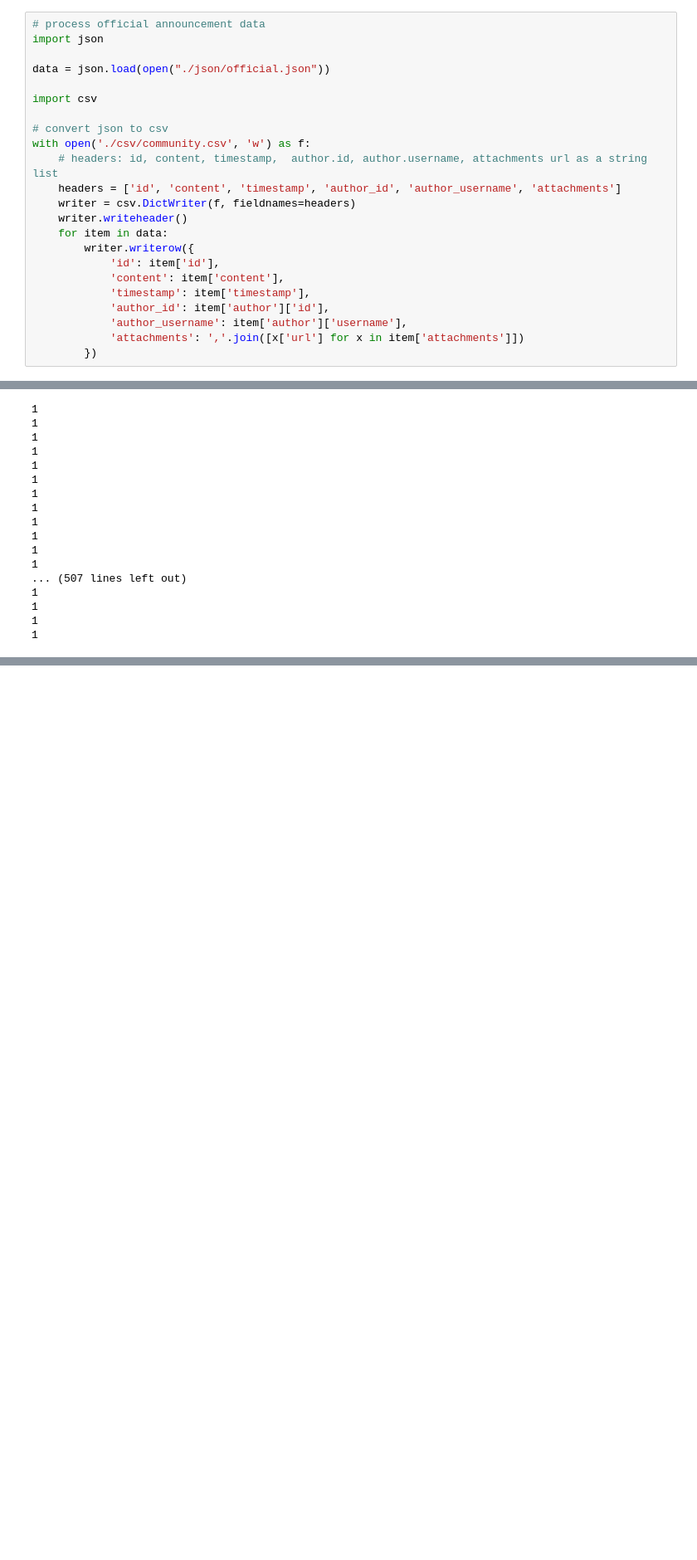
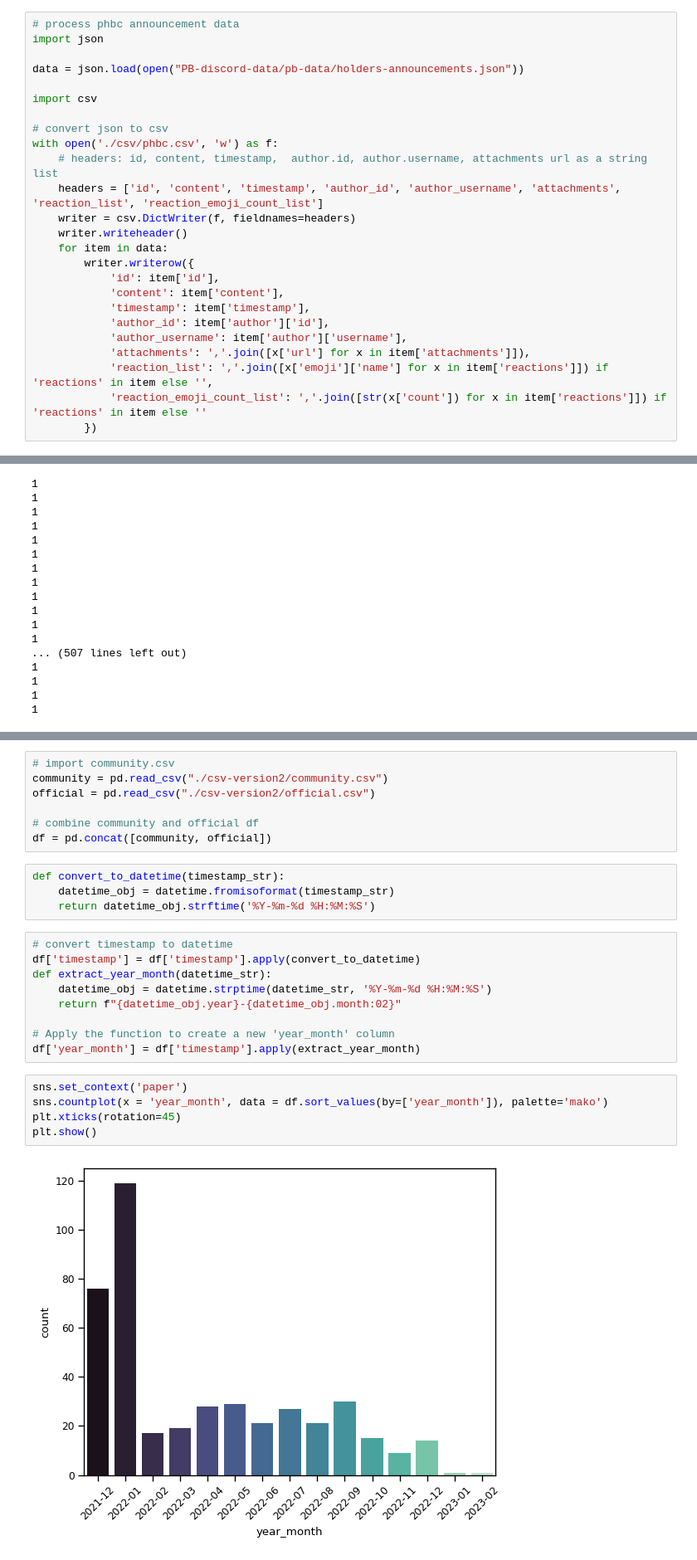
Before and after one commit to MaggieMeow/nft-celeb-case-study, a Jupyter notebook: main.ipynb, the cells around one changed output, grey strips where cells are left out. Shown at 83% size. Cells and saved outputs as stored; diff of their text form; blank space fills up the shorter version.

```diff
--- a/main.ipynb
+++ b/main.ipynb
@@ -48,16 +78,16 @@ with open('./csv/offcial.csv', 'w') as f:
         })
 # %%
-# process official announcement data
+# process phbc announcement data
 import json
 
-data = json.load(open("./json/official.json"))
+data = json.load(open("PB-discord-data/pb-data/holders-announcements.json"))
 
 import csv
 
 # convert json to csv
-with open('./csv/community.csv', 'w') as f:
+with open('./csv/phbc.csv', 'w') as f:
     # headers: id, content, timestamp,  author.id, author.username, attachments url as a string list
-    headers = ['id', 'content', 'timestamp', 'author_id', 'author_username', 'attachments']
+    headers = ['id', 'content', 'timestamp', 'author_id', 'author_username', 'attachments', 'reaction_list', 'reaction_emoji_count_list']
     writer = csv.DictWriter(f, fieldnames=headers)
     writer.writeheader()
     for item in data:
@@ -67,5 +97,7 @@ with open('./csv/community.csv', 'w') as f:
             'timestamp': item['timestamp'],
             'author_id': item['author']['id'],
             'author_username': item['author']['username'],
-            'attachments': ','.join([x['url'] for x in item['attachments']])
+            'attachments': ','.join([x['url'] for x in item['attachments']]),
+            'reaction_list': ','.join([x['emoji']['name'] for x in item['reactions']]) if 'reactions' in item else '',
+            'reaction_emoji_count_list': ','.join([str(x['count']) for x in item['reactions']]) if 'reactions' in item else ''
         })
@@ -196,0 +212,27 @@ with open("./csv/socials.csv", "w") as f:
+# %%
+# import community.csv
+community = pd.read_csv("./csv-version2/community.csv")
+official = pd.read_csv("./csv-version2/official.csv")
+
+# combine community and official df
+df = pd.concat([community, official])
+# %%
+def convert_to_datetime(timestamp_str):
+    datetime_obj = datetime.fromisoformat(timestamp_str)
+    return datetime_obj.strftime('%Y-%m-%d %H:%M:%S')
+# %%
+# convert timestamp to datetime
+df['timestamp'] = df['timestamp'].apply(convert_to_datetime)
+def extract_year_month(datetime_str):
+    datetime_obj = datetime.strptime(datetime_str, '%Y-%m-%d %H:%M:%S')
+    return f"{datetime_obj.year}-{datetime_obj.month:02}"
+
+# Apply the function to create a new 'year_month' column
+df['year_month'] = df['timestamp'].apply(extract_year_month)
+# %%
+sns.set_context('paper')
+sns.countplot(x = 'year_month', data = df.sort_values(by=['year_month']), palette='mako')
+plt.xticks(rotation=45)
+plt.show()
+# %% [output]
+[figure, added]
```
Also changed, not shown: parts of 6 cells of this notebook.
